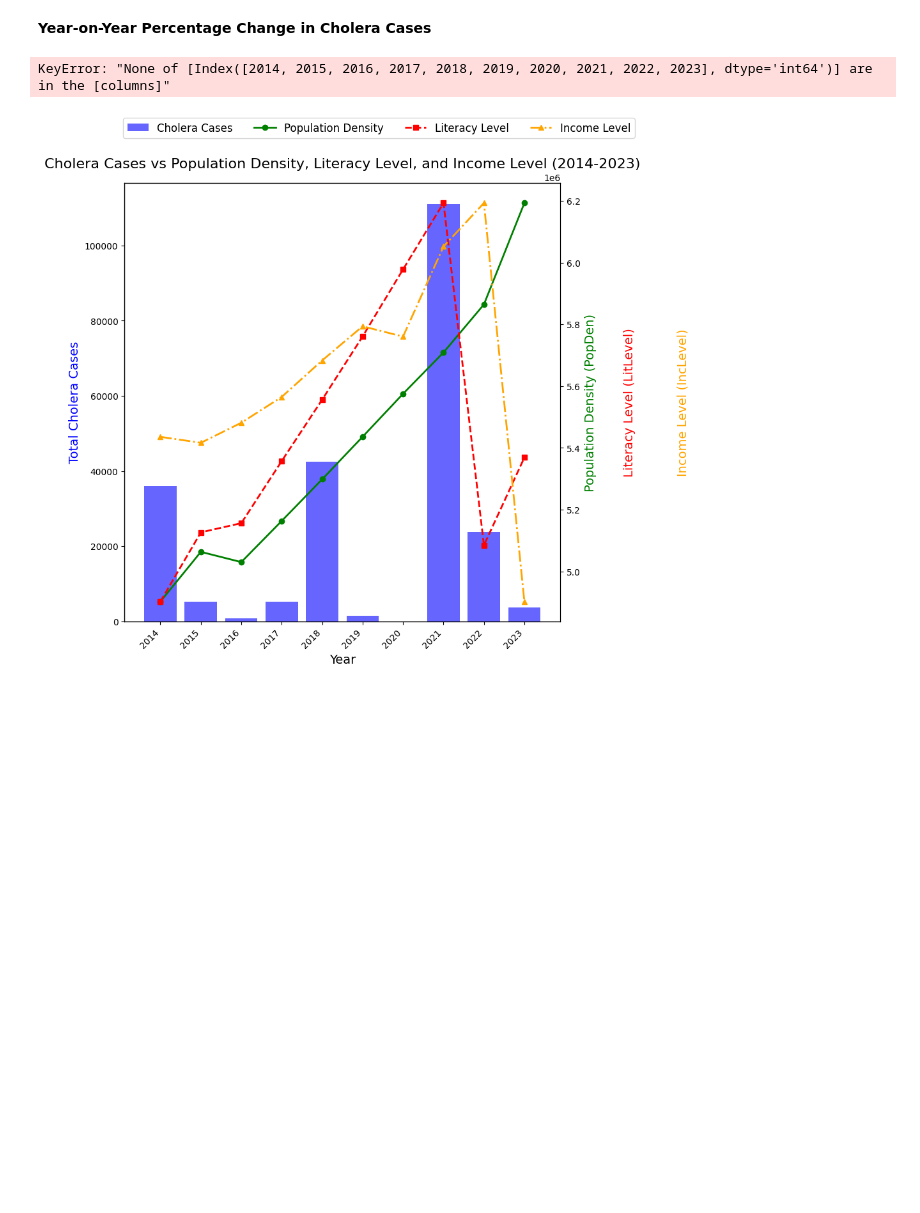
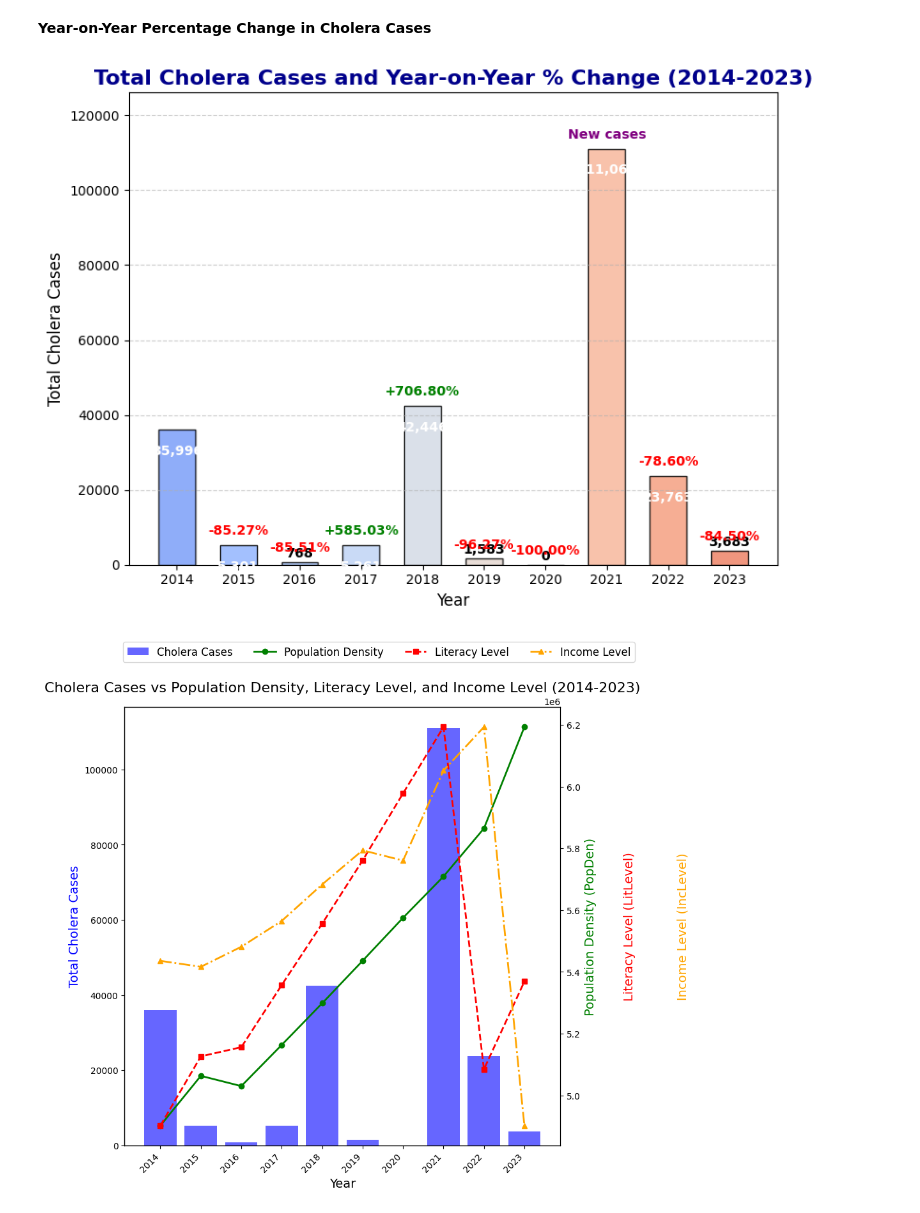
Before and after one commit to nbrix19/Project-Artefact, a Jupyter notebook: 30107797_Project.ipynb, the cells around one changed output. Cells and saved outputs as stored; diff of their text form; code cells hidden in the pictures; blank space fills up the shorter version.

```diff
--- a/30107797_Project.ipynb
+++ b/30107797_Project.ipynb
@@ -368,12 +404,11 @@ for year in years:
     column_name = f'CholCase{str(year)[-2:]}'
     cholera_cases.loc[:, column_name] = pd.to_numeric(cholera_cases[column_name], errors='coerce')
 
-
 # Sum cholera cases across all states for each year
-total_cholera_cases = cholera_cases[years].sum()
+total_cholera_cases = [cholera_cases[f'CholCase{str(year)[-2:]}'].sum() for year in years]
 
 # Calculate year-on-year percentage change
-pct_change = total_cholera_cases.pct_change() * 100
+pct_change = pd.Series(total_cholera_cases).pct_change() * 100
 
 # Increase the figure size for better visibility
 plt.figure(figsize=(8, 6))
@@ -404,35 +439,35 @@ for i, bar in enumerate(bars):
                      'New cases', ha='center', va='bottom', fontsize=10,
                      fontweight='bold', color='purple')
         else:
             change = pct_change[i]
             if not pd.isna(change):  # Only annotate valid percentage changes
                 # Use color coding: green for increase, red for decrease
                 color = 'green' if change > 0 else 'red'
                 plt.text(bar.get_x() + bar.get_width() / 2, height + 2000,
                          f'{change:+.2f}%', ha='center', va='bottom', fontsize=10,
                          fontweight='bold', color=color)
 
 # Customize plot appearance
 plt.title("Total Cholera Cases and Year-on-Year % Change (2014-2023)", fontsize=16, fontweight='bold', color='darkblue')
 plt.xlabel("Year", fontsize=12)
 plt.ylabel("Total Cholera Cases", fontsize=12)
 
 # Set x-axis ticks and labels
 plt.xticks(ticks=range(2014, 2024), labels=range(2014, 2024))
 
 # Add gridlines for better readability
 plt.grid(axis='y', linestyle='--', alpha=0.6)
 
 # Set y-axis limits to create space for annotations
-plt.ylim(0, total_cholera_cases.max() + 15000)  # Add some space above the bars for annotations
+plt.ylim(0, max(total_cholera_cases) + 15000)  # Add some space above the bars for annotations
 
 # Apply tight layout to ensure proper spacing
 plt.tight_layout()
 
 # Display the plot
 plt.show()
 # %% [output]
-KeyError: "None of [Index([2014, 2015, 2016, 2017, 2018, 2019, 2020, 2021, 2022, 2023], dtype='int64')] are in the [columns]"
+[figure, added]
 # %%
 import matplotlib.pyplot as plt
 
```
Also changed, not shown: parts of 11 cells of this notebook.
